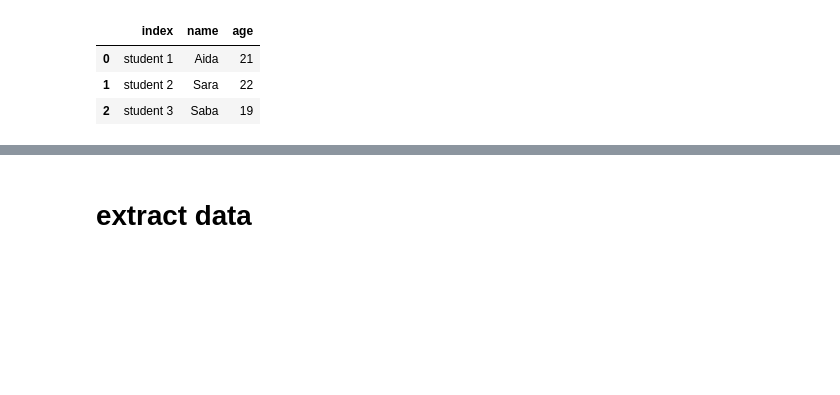
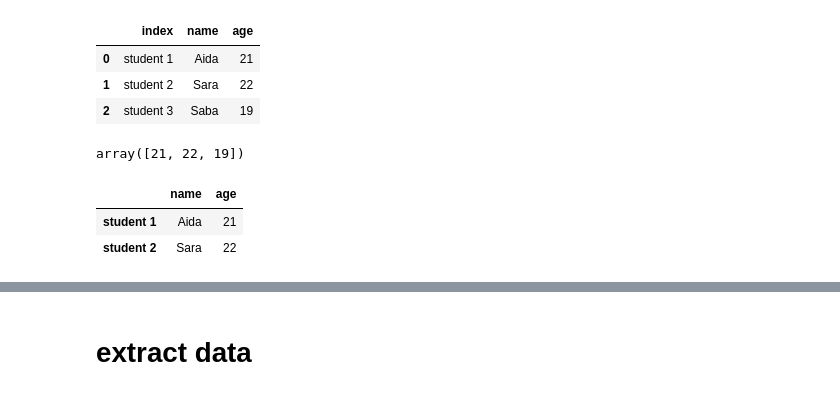
Before and after one commit to aidawm/handy_commands, a Jupyter notebook: Pandas.ipynb, the cells around one changed output, grey strips where cells are left out. Saved outputs shown, nothing was run; the diff lists cells and outputs as text; code cells hidden in the pictures; blank space fills up the shorter version.

```diff
--- a/Pandas.ipynb
+++ b/Pandas.ipynb
@@ -80,3 +80,17 @@ students.reset_index()
 | 0 | student 1 | Aida | 21 |
 | 1 | student 2 | Sara | 22 |
 | 2 | student 3 | Saba | 19 |
+# %%
+# we can get unique values
+
+students['age'].unique()
+# %% [output]
+array([21, 22, 19])
+# %%
+# we can filter result
+
+students[students['age'] >20]
+# %% [output]
+|  | name | age |
+| student 1 | Aida | 21 |
+| student 2 | Sara | 22 |
```
Also changed, not shown: parts of 5 cells of this notebook.
